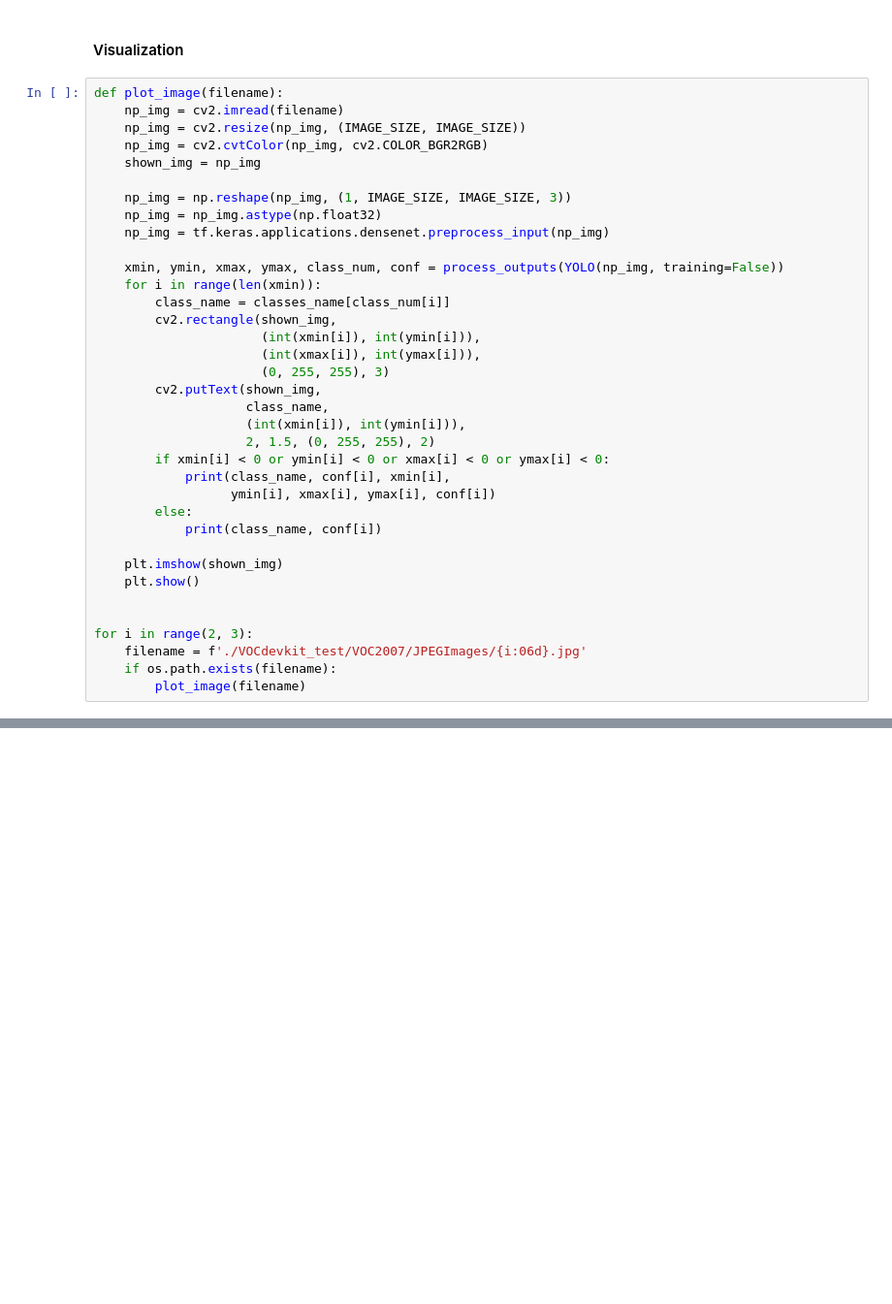
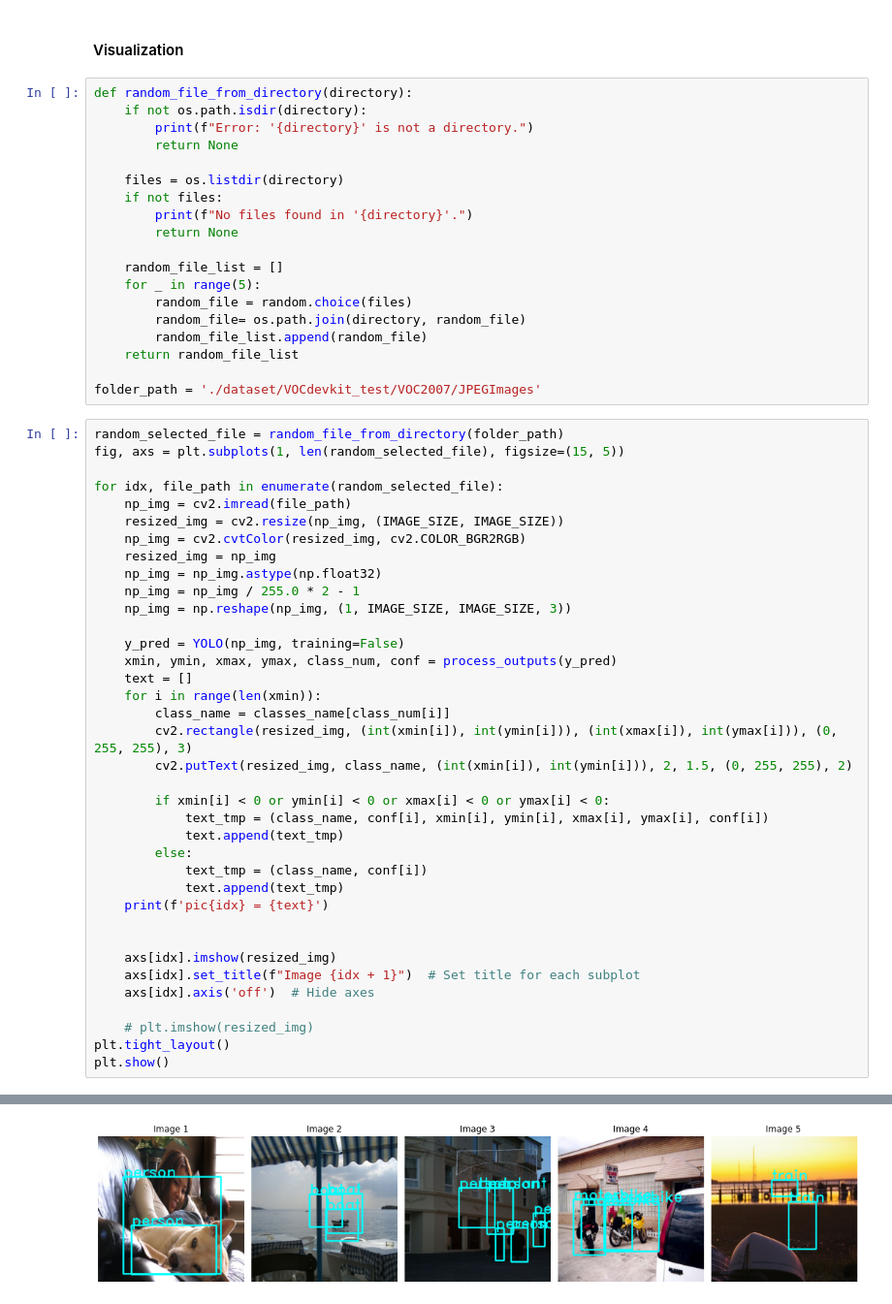
Before and after one commit to NTHU-Deep-Learning-Competition/2023_DataLab_Cup2-CNN_for_Object_Detection, a Jupyter notebook: main_eric_merge.ipynb, the cells around one changed output, grey strips where cells are left out. Shown at 97% size. Cells and saved outputs as stored; diff of their text form; blank space fills up the shorter version.

```diff
--- a/main_eric_merge.ipynb
+++ b/main_eric_merge.ipynb
@@ -963,38 +995,59 @@ print('score: {:f}'.format(sum((1. - cap) ** 2) / len(cap)))
 # %% [markdown]
 #### Visualization
+# %%
+def random_file_from_directory(directory):
+    if not os.path.isdir(directory):
+        print(f"Error: '{directory}' is not a directory.")
+        return None
+
+    files = os.listdir(directory)
+    if not files:
+        print(f"No files found in '{directory}'.")
+        return None
+
+    random_file_list = []
+    for _ in range(5):
+        random_file = random.choice(files)
+        random_file= os.path.join(directory, random_file)
+        random_file_list.append(random_file)
+    return random_file_list
+
+folder_path = './dataset/VOCdevkit_test/VOC2007/JPEGImages'
 # %%
-def plot_image(filename):
-    np_img = cv2.imread(filename)
-    np_img = cv2.resize(np_img, (IMAGE_SIZE, IMAGE_SIZE))
-    np_img = cv2.cvtColor(np_img, cv2.COLOR_BGR2RGB)
-    shown_img = np_img
+random_selected_file = random_file_from_directory(folder_path)
+fig, axs = plt.subplots(1, len(random_selected_file), figsize=(15, 5))
 
+for idx, file_path in enumerate(random_selected_file):
+    np_img = cv2.imread(file_path)
+    resized_img = cv2.resize(np_img, (IMAGE_SIZE, IMAGE_SIZE))
+    np_img = cv2.cvtColor(resized_img, cv2.COLOR_BGR2RGB)
+    resized_img = np_img
+    np_img = np_img.astype(np.float32)
+    np_img = np_img / 255.0 * 2 - 1
     np_img = np.reshape(np_img, (1, IMAGE_SIZE, IMAGE_SIZE, 3))
-    np_img = np_img.astype(np.float32)
-    np_img = tf.keras.applications.densenet.preprocess_input(np_img)
 
-    xmin, ymin, xmax, ymax, class_num, conf = process_outputs(YOLO(np_img, training=False))
+    y_pred = YOLO(np_img, training=False)
+    xmin, ymin, xmax, ymax, class_num, conf = process_outputs(y_pred)
+    text = []
     for i in range(len(xmin)):
         class_name = classes_name[class_num[i]]
-        cv2.rectangle(shown_img,
-                      (int(xmin[i]), int(ymin[i])),
-                      (int(xmax[i]), int(ymax[i])),
-                      (0, 255, 255), 3)
-        cv2.putText(shown_img,
-                    class_name,
-                    (int(xmin[i]), int(ymin[i])),
-                    2, 1.5, (0, 255, 255), 2)
+        cv2.rectangle(resized_img, (int(xmin[i]), int(ymin[i])), (int(xmax[i]), int(ymax[i])), (0, 255, 255), 3)
+        cv2.putText(resized_img, class_name, (int(xmin[i]), int(ymin[i])), 2, 1.5, (0, 255, 255), 2)
+
         if xmin[i] < 0 or ymin[i] < 0 or xmax[i] < 0 or ymax[i] < 0:
-            print(class_name, conf[i], xmin[i],
-                  ymin[i], xmax[i], ymax[i], conf[i])
+            text_tmp = (class_name, conf[i], xmin[i], ymin[i], xmax[i], ymax[i], conf[i])
+            text.append(text_tmp)
         else:
-            print(class_name, conf[i])
-
-    plt.imshow(shown_img)
-    plt.show()
+            text_tmp = (class_name, conf[i])
+            text.append(text_tmp)
+    print(f'pic{idx} = {text}')
 
 
-for i in range(2, 3):
-    filename = f'./VOCdevkit_test/VOC2007/JPEGImages/{i:06d}.jpg'
-    if os.path.exists(filename):
-        plot_image(filename)
+    axs[idx].imshow(resized_img)
+    axs[idx].set_title(f"Image {idx + 1}")  # Set title for each subplot
+    axs[idx].axis('off')  # Hide axes
+
+    # plt.imshow(resized_img)
+plt.tight_layout()
+plt.show()
+# %% [output]
@@ -1000,0 +1059 @@ for i in range(2, 3):
+[figure, added]
```
Also changed, not shown: parts of 10 cells of this notebook, 1 other file.
